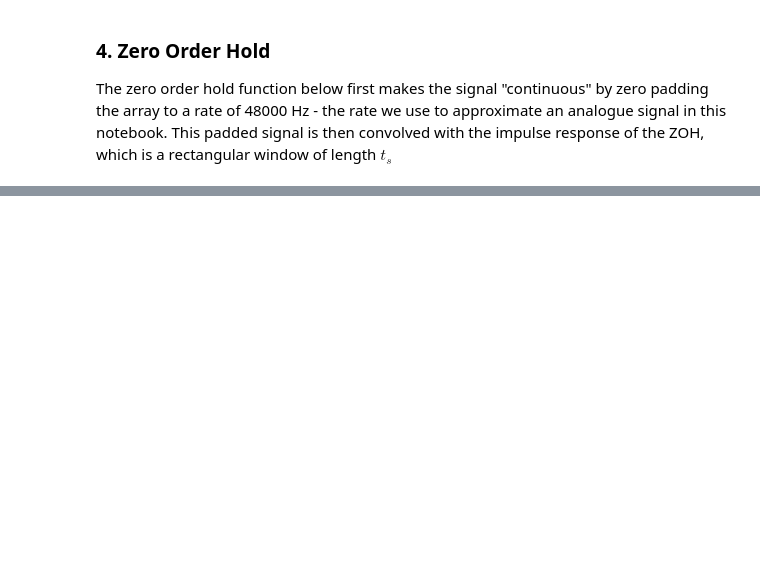
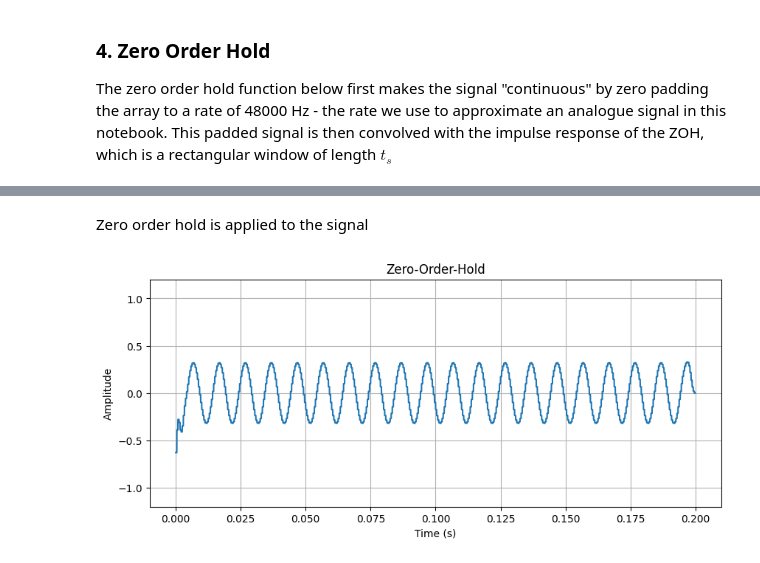
Before and after one commit to himanshudutta11/RFSoC_notebooks, a Jupyter notebook: notebook_B/adc_dac.ipynb, the cells around one changed output, grey strips where cells are left out. Cells and saved outputs as stored; diff of their text form; code cells hidden in the pictures; blank space fills up the shorter version.

```diff
--- a/notebook_B/adc_dac.ipynb
+++ b/notebook_B/adc_dac.ipynb
@@ -205,0 +230,9 @@ hf.plot_timeseries("Zero Order Hold",
+# %% [markdown]
+Zero order hold is applied to the signal
+# %%
+[x_zoh, y_zoh] = zero_order_hold(y_lp, Fs)
+hf.plot_timeseries("Zero-Order-Hold",
+                   [x_zoh], [y_zoh],
+                   ['continuous'])
+# %% [output]
+[figure, added]
```
Also changed, not shown: parts of 12 cells of this notebook.
